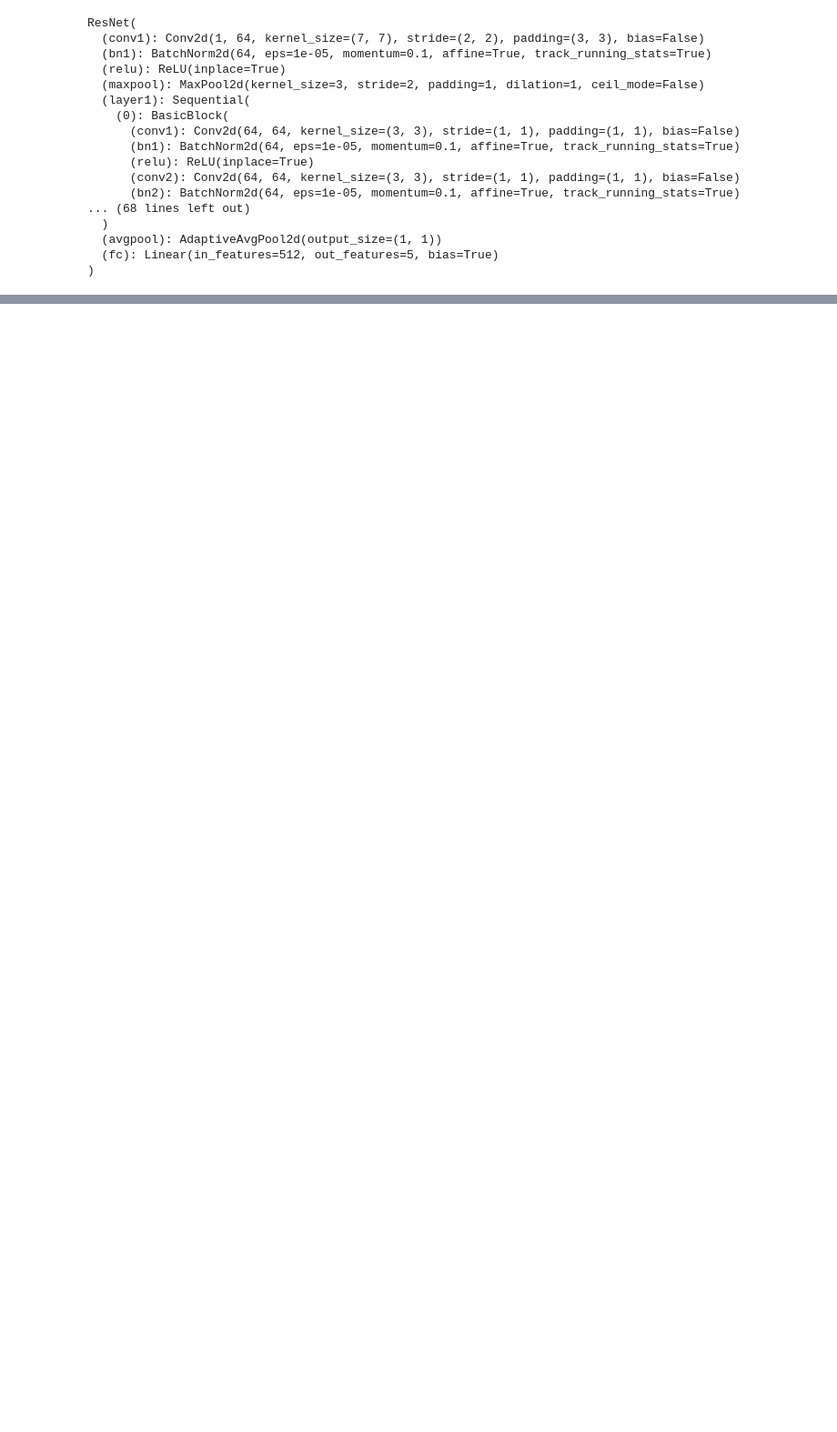
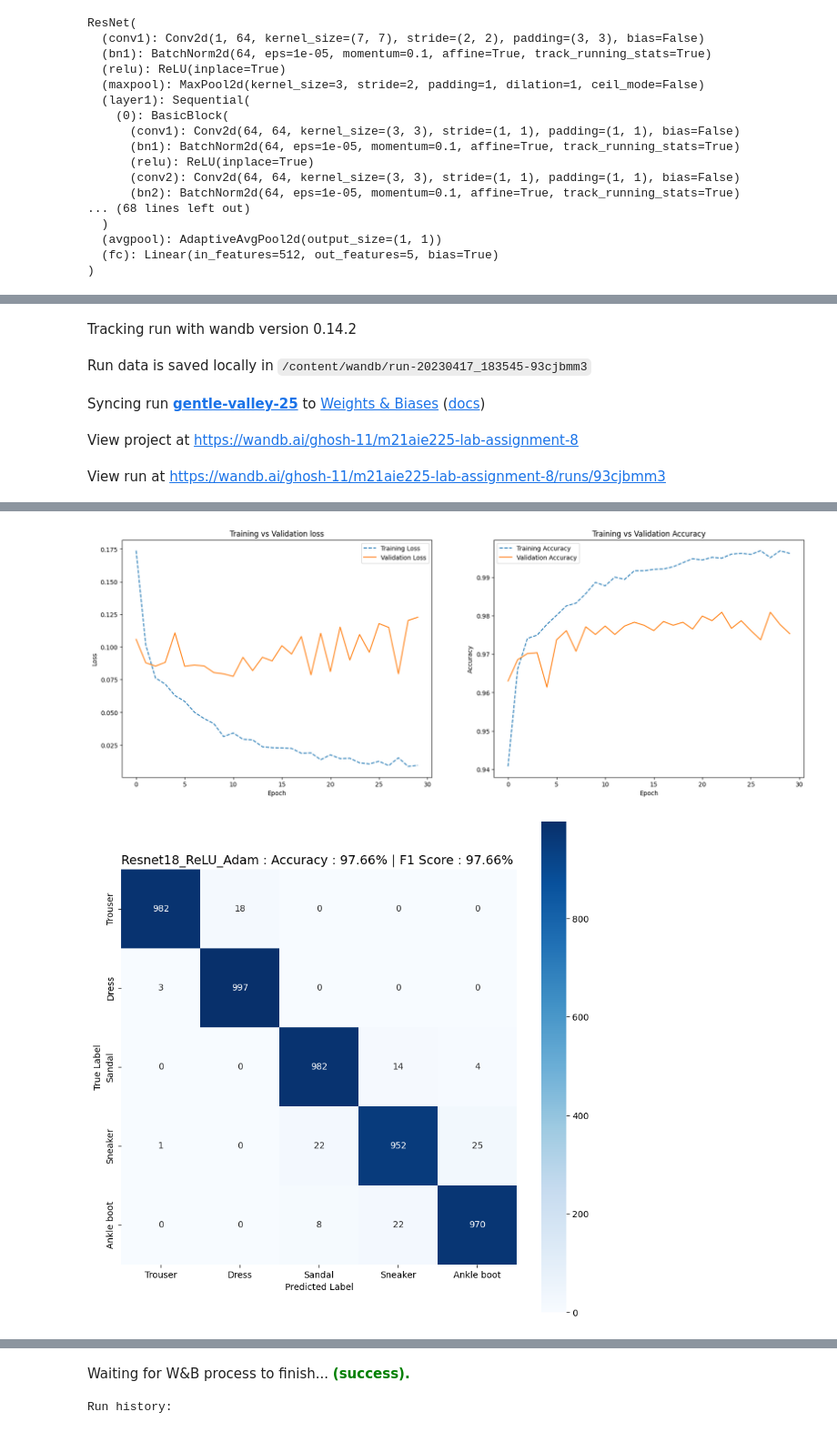
Before and after one commit to debonil/dlops-23, a Jupyter notebook: lab-8/M21AIE225_Lab_Assignment_8.ipynb, the cells around one changed output, grey strips where cells are left out. Shown at 91% size. Drawn from its saved outputs; the diff is of its cells as text; code cells hidden in the pictures; blank space fills up the shorter version.

```diff
--- a/lab-8/M21AIE225_Lab_Assignment_8.ipynb
+++ b/lab-8/M21AIE225_Lab_Assignment_8.ipynb
@@ -91,17 +71,19 @@ View run at https://wandb.ai/ghosh-11/m21aie225-lab-assignment-8/runs/384ex97e
 # %%
-def get_model(act_fn=None,out_classes = len(test_set.classes)):
+def get_model(act_fn=None, out_classes=len(test_set.classes)):
     model = torchvision.models.resnet18(
         weights=None)
-    model.conv1 = torch.nn.Conv2d(1, model.conv1.out_channels, kernel_size=model.conv1.kernel_size, stride=model.conv1.stride, padding=model.conv1.padding, bias=model.conv1.bias)
+    model.conv1 = torch.nn.Conv2d(1, model.conv1.out_channels, kernel_size=model.conv1.kernel_size,
+                                  stride=model.conv1.stride, padding=model.conv1.padding, bias=model.conv1.bias)
     model.fc = torch.nn.Linear(model.fc.in_features, out_classes)
     if act_fn != None:
-      model.relu = getattr(torch.nn, act_fn)()
-      for i in range(4):
-        for j,module in enumerate(model.get_submodule(f'layer{i+1}')):
-          module.relu = getattr(torch.nn, act_fn)()
+        model.relu = getattr(torch.nn, act_fn)()
+        for i in range(4):
+            for j, module in enumerate(model.get_submodule(f'layer{i+1}')):
+                module.relu = getattr(torch.nn, act_fn)()
     model = model.to(device)
     return model
 
+
 print(get_model())
 # %% [output]
 ResNet(
@@ -236,8 +219,10 @@ def plot_training_graphs(loss_list):
 def log_image_table(images, predicted, labels, probs):
     "Log a wandb.Table with (img, pred, target, scores)"
     # 🐝 Create a wandb Table to log images, labels and predictions to
-    table = wandb.Table(columns=["image", "pred", "target"]+[test_set.classes[i] for i in range(len(test_set.classes))])
+    table = wandb.Table(columns=["image", "pred", "target"] +
+                        [test_set.classes[i] for i in range(len(test_set.classes))])
     for img, pred, targ, prob in zip(images.to("cpu"), predicted.to("cpu"), labels.to("cpu"), probs.to("cpu")):
-        table.add_data(wandb.Image(img[0].numpy()*255), test_set.classes[pred], test_set.classes[targ], *prob.numpy())
-    wandb.log({"predictions_table":table}, commit=False)
+        table.add_data(wandb.Image(img[0].numpy(
+        )*255), test_set.classes[pred], test_set.classes[targ], *prob.numpy())
+    wandb.log({"predictions_table": table}, commit=False)
 # %%
@@ -367,0 +297,27 @@ Training completed in 9m 35s    Training Loss: 0.083,   Test Loss: 0.155,
+# %%
+activation_fns = ['ReLU','Tanh','GELU']
+optimisers = ['Adam','Adagrad','RMSprop','SGD']
+learning_rates = [ 1e-3, 1e-4, 1e-5]
+epoch = 30
+
+for act_fn in activation_fns:
+    for optimizer_name in optimisers:
+      for lr in learning_rates:
+        config={
+              "learning_rate": lr,
+              "architecture": "ResNet18",
+              "dataset": "FashionMNIST",
+              "epochs": epoch,
+              'activation_fn': act_fn,
+              'optimizer_name':optimizer_name,
+          }
+        run_trial(config)
+# 3: Start the sweep
+#sweep_id = wandb.sweep(sweep=sweep_configuration, project=wandb_project)
+#wandb.agent(sweep_id, function=run_trial, count=2)
+# %% [output]
+Tracking run with wandb version 0.14.2
+Run data is saved locally in /content/wandb/run-20230417_183545-93cjbmm3
+Syncing run gentle-valley-25 to Weights & Biases (docs)
+View project at https://wandb.ai/ghosh-11/m21aie225-lab-assignment-8
+View run at https://wandb.ai/ghosh-11/m21aie225-lab-assignment-8/runs/93cjbmm3
@@ -367,0 +341,2 @@ Training completed in 9m 35s    Training Loss: 0.083,   Test Loss: 0.155,
+[figure, added]
+[figure, added]
@@ -367,0 +359,2 @@ Training completed in 9m 35s    Training Loss: 0.083,   Test Loss: 0.155,
+Waiting for W&B process to finish... (success).
+Run history:
```
Also changed, not shown: parts of 8 cells of this notebook, 4 other files.
